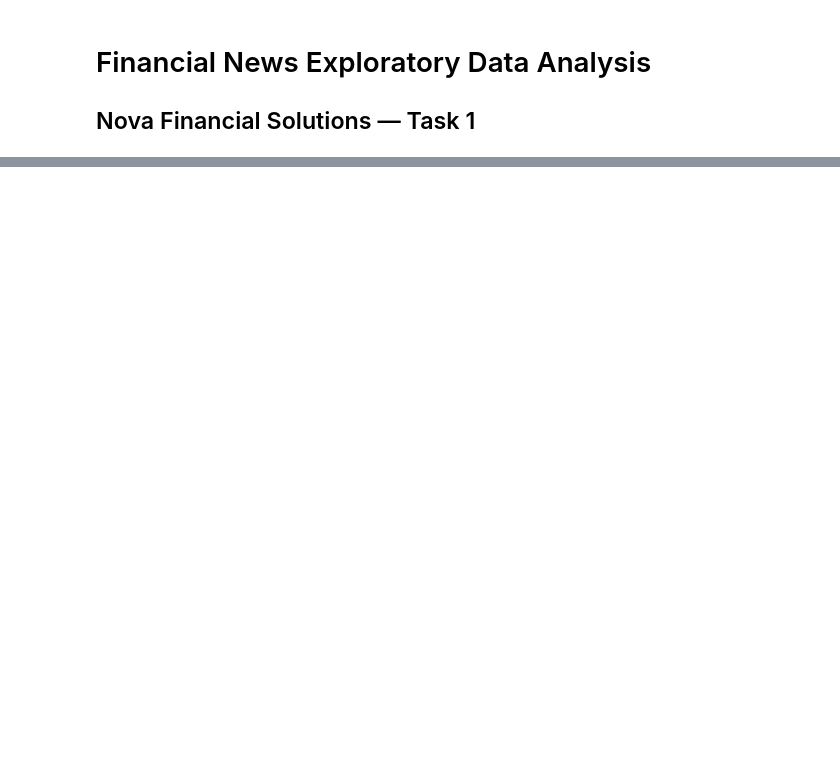
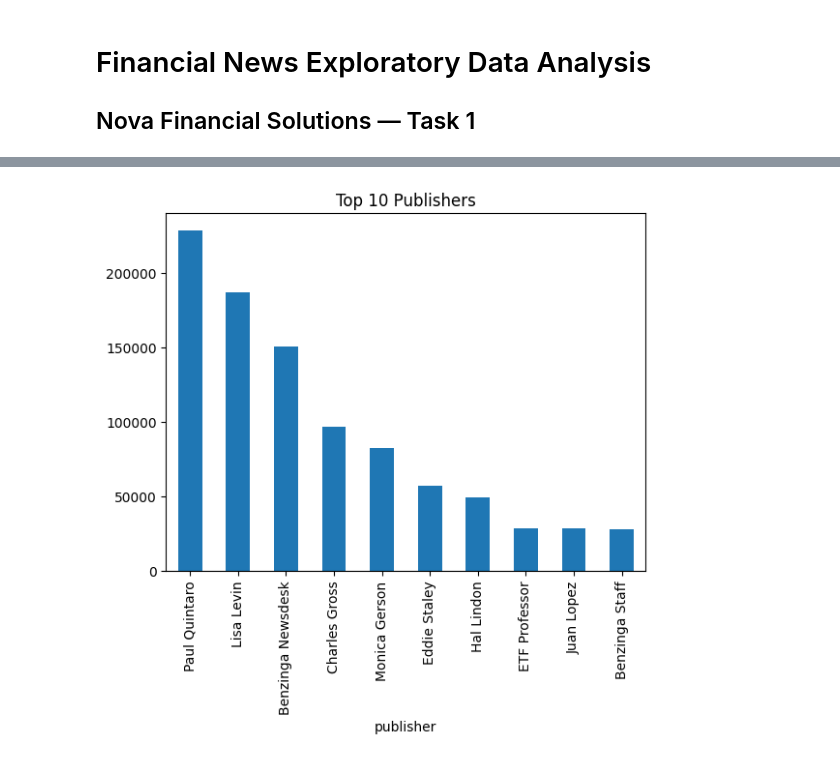
Before and after one commit to Bilen189/nova-financial-analysis-week1, a Jupyter notebook: notebooks/eda_financial_news.ipynb, the cells around one changed output, grey strips where cells are left out. Saved outputs shown, nothing was run; the diff lists cells and outputs as text; code cells hidden in the pictures; blank space fills up the shorter version.

```diff
--- a/notebooks/eda_financial_news.ipynb
+++ b/notebooks/eda_financial_news.ipynb
@@ -21,0 +110,6 @@ ModuleNotFoundError: No module named 'sklearn'
+# %%
+df["publisher"].value_counts().head(10).plot(kind="bar")
+plt.title("Top 10 Publishers")
+plt.show()
+# %% [output]
+[figure, added]
```
Also changed, not shown: parts of 20 cells of this notebook.
